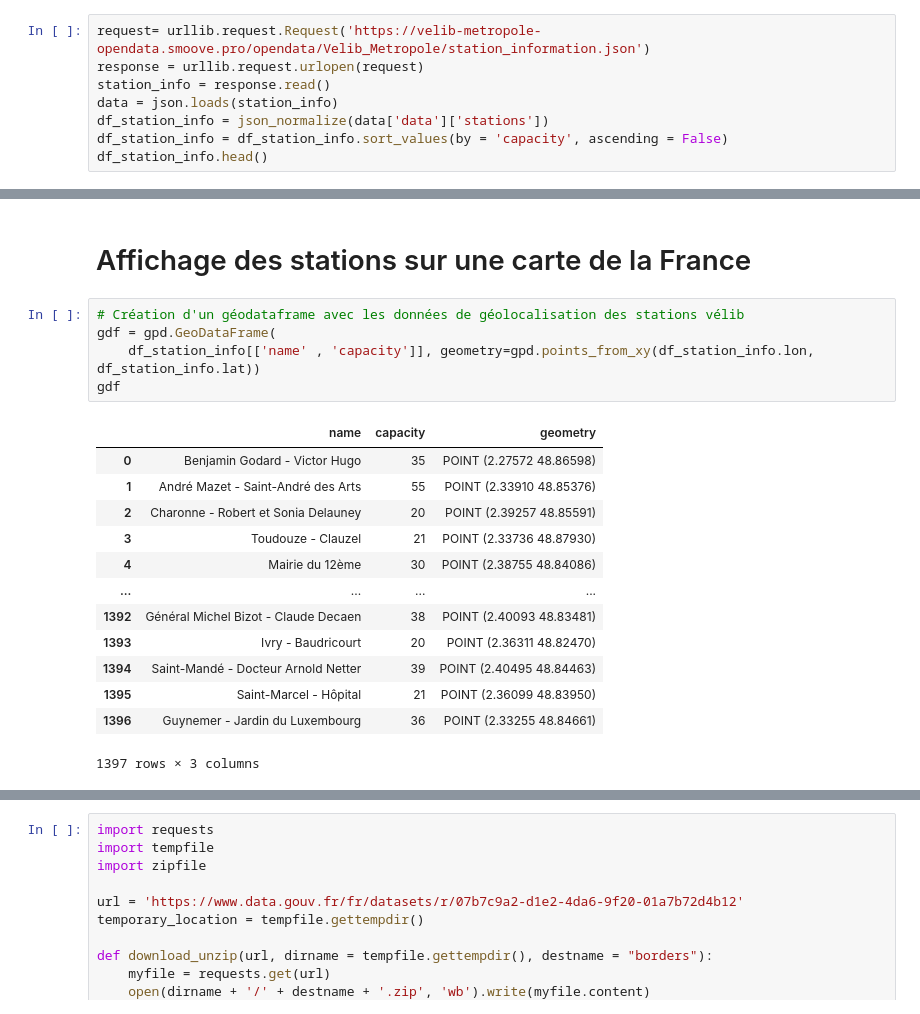
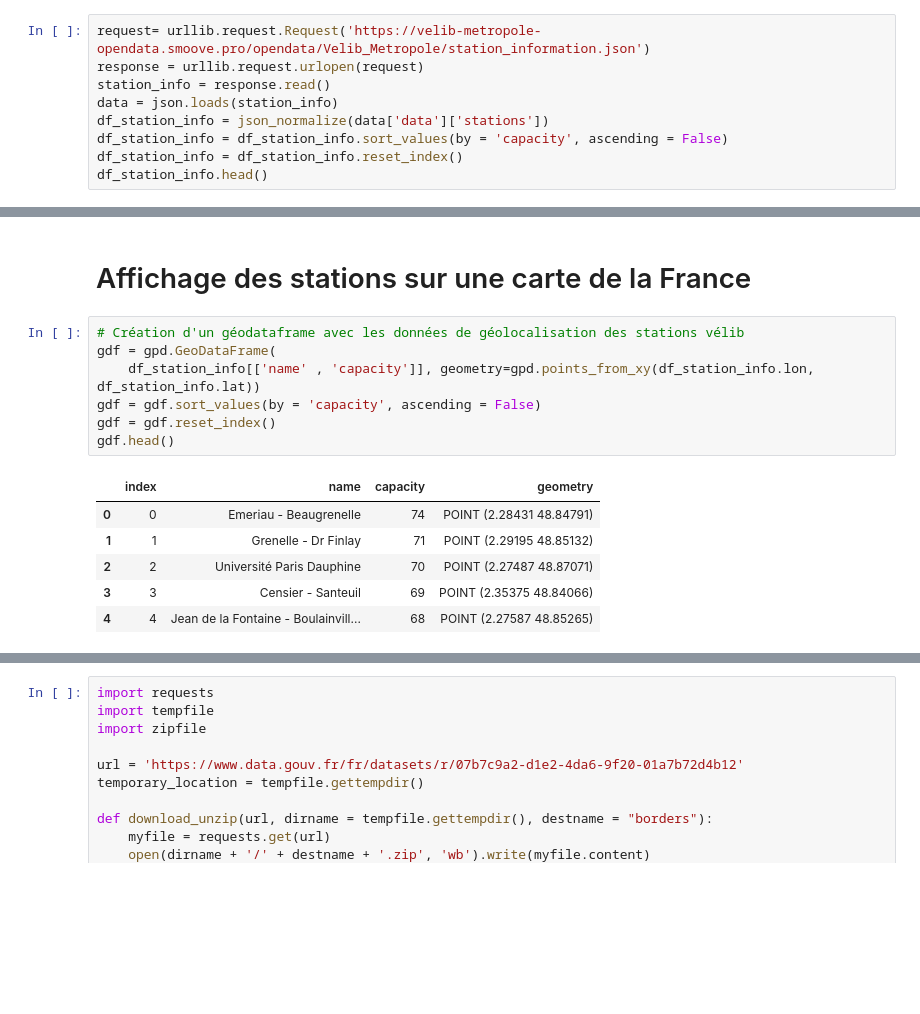
Before and after one commit to mathispuissant/StatApp, a Jupyter notebook: donnée/exploration.ipynb, the cells around one changed output, grey strips where cells are left out. Saved outputs shown, nothing was run; the diff lists cells and outputs as text; blank space fills up the shorter version.

```diff
--- a/donnée/exploration.ipynb
+++ b/donnée/exploration.ipynb
@@ -80,5 +78,6 @@ station_info = response.read()
 data = json.loads(station_info)
 df_station_info = json_normalize(data['data']['stations'])
 df_station_info = df_station_info.sort_values(by = 'capacity', ascending = False)
+df_station_info = df_station_info.reset_index()
 df_station_info.head()
 # %% [output]
@@ -127,19 +126,14 @@ Dans ce dataframe `df`, on peut rajouter 2 colonnes : mechanical & ebike au lieu
 # %%
 # Création d'un géodataframe avec les données de géolocalisation des stations vélib
 gdf = gpd.GeoDataFrame(
     df_station_info[['name' , 'capacity']], geometry=gpd.points_from_xy(df_station_info.lon, df_station_info.lat))
-gdf
+gdf = gdf.sort_values(by = 'capacity', ascending = False)
+gdf = gdf.reset_index()
+gdf.head()
 # %% [output]
-|  | name | capacity | geometry |
-| 0 | Benjamin Godard - Victor Hugo | 35 | POINT (2.27572 48.86598) |
-| 1 | André Mazet - Saint-André des Arts | 55 | POINT (2.33910 48.85376) |
-| 2 | Charonne - Robert et Sonia Delauney | 20 | POINT (2.39257 48.85591) |
-| 3 | Toudouze - Clauzel | 21 | POINT (2.33736 48.87930) |
-| 4 | Mairie du 12ème | 30 | POINT (2.38755 48.84086) |
-| ... | ... | ... | ... |
-| 1392 | Général Michel Bizot - Claude Decaen | 38 | POINT (2.40093 48.83481) |
-| 1393 | Ivry - Baudricourt | 20 | POINT (2.36311 48.82470) |
-| 1394 | Saint-Mandé - Docteur Arnold Netter | 39 | POINT (2.40495 48.84463) |
-| 1395 | Saint-Marcel - Hôpital | 21 | POINT (2.36099 48.83950) |
-| 1396 | Guynemer - Jardin du Luxembourg | 36 | POINT (2.33255 48.84661) |
+|  | index | name | capacity | geometry |
+| 0 | 0 | Emeriau - Beaugrenelle | 74 | POINT (2.28431 48.84791) |
+| 1 | 1 | Grenelle - Dr Finlay | 71 | POINT (2.29195 48.85132) |
+| 2 | 2 | Université Paris Dauphine | 70 | POINT (2.27487 48.87071) |
+| 3 | 3 | Censier - Santeuil | 69 | POINT (2.35375 48.84066) |
+| 4 | 4 | Jean de la Fontaine - Boulainvill... | 68 | POINT (2.27587 48.85265) |
-1397 rows × 3 columns
```
Also changed, not shown: parts of 12 cells of this notebook.
